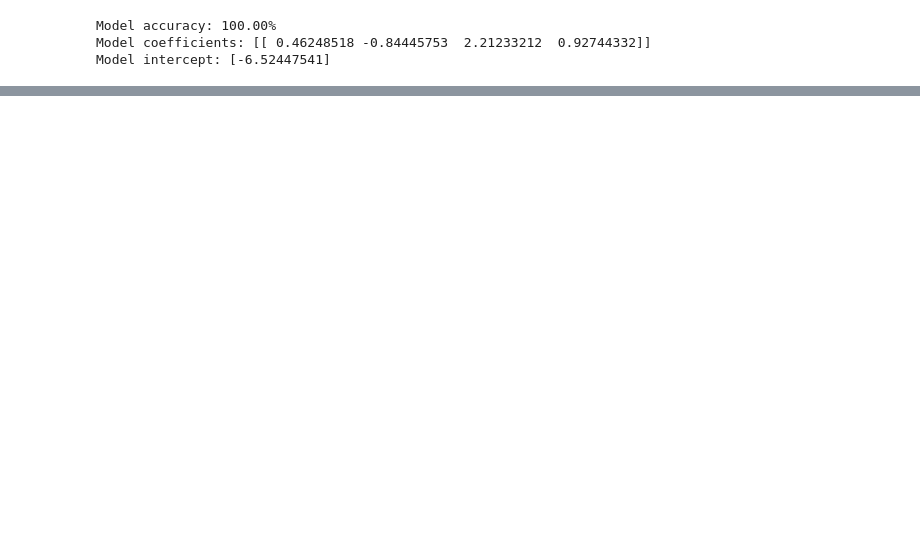
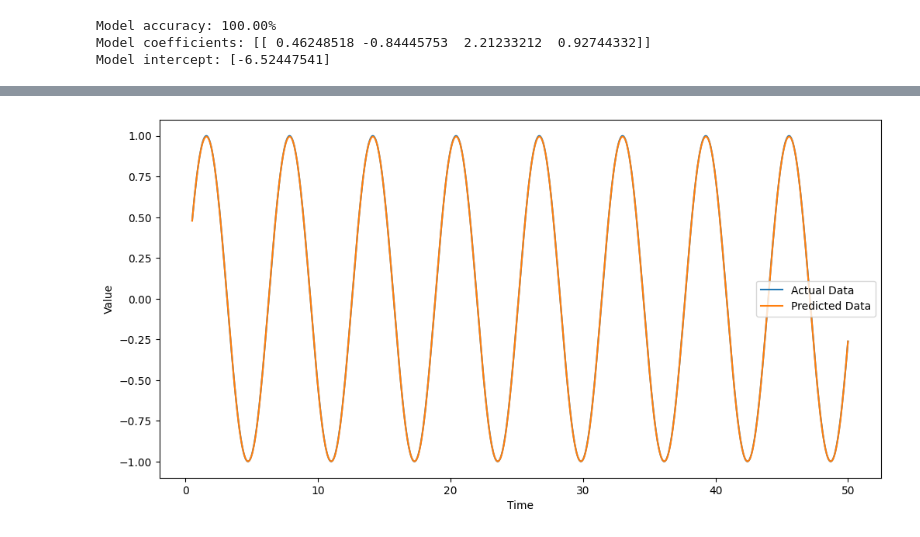
Before and after one commit to datawxm/LeetCode-_datawhale, a Jupyter notebook: logistic_regression/test.ipynb, the cells around one changed output, grey strips where cells are left out. Drawn from its saved outputs; the diff is of its cells as text; code cells hidden in the pictures; blank space fills up the shorter version.

```diff
--- a/logistic_regression/test.ipynb
+++ b/logistic_regression/test.ipynb
@@ -398,0 +514,16 @@ Model intercept: [-6.52447541]
+# %%
+import numpy as np
+class LogisticRegression:
+    def __init__(self, learning_rate=0.01, num_iterations=100):
+        self.learning_rate = learning_rate
+        self.num_iterations = num_iterations
+
+    def sigmoid(self, z):
+        return 1 / (1 + np.exp(-z))
+
+    def initialize_parameters(self, n):
+        self.w = np.zeros((n, 1))
+        self.b = 0
+
+    def propagate(self, X, y):
+        m = X.shape[1]
@@ -398,0 +712,50 @@ Model intercept: [-6.52447541]
+# %%
+import numpy as np
+import matplotlib.pyplot as plt
+from tensorflow.keras.models import Sequential
+from tensorflow.keras.layers import LSTM, Dense
+
+# 生成正弦波数据
+def generate_sin_wave(samples=1000):
+    x = np.linspace(0, 50, samples)
+    y = np.sin(x)
+    return x, y
+
+# 创建训练数据
+def create_dataset(data, time_step=10):
+    X, y = [], []
+    for i in range(len(data) - time_step):
+        X.append(data[i:(i + time_step)])
+        y.append(data[i + time_step])
+    return np.array(X), np.array(y)
+
+# 生成数据
+x, y = generate_sin_wave()
+time_step = 10
+X, y = create_dataset(y, time_step)
+
+# 重塑输入数据格式为 [samples, time steps, features]
+X = X.reshape((X.shape[0], X.shape[1], 1))
+
+# 构建LSTM模型
+model = Sequential()
+model.add(LSTM(50, return_sequences=True, input_shape=(time_step, 1)))
+model.add(LSTM(50, return_sequences=False))
+model.add(Dense(1))
+model.compile(optimizer='adam', loss='mean_squared_error')
+
+# 训练模型
+model.fit(X, y, epochs=20, batch_size=32, verbose=1)
+
+# 预测
+train_predict = model.predict(X)
+
+# 可视化预测结果
+plt.figure(figsize=(12, 6))
+plt.plot(x[time_step:], y, label='Actual Data')
+plt.plot(x[time_step:], train_predict, label='Predicted Data')
+plt.xlabel('Time')
+plt.ylabel('Value')
+plt.legend()
+plt.show()
+# %% [output]
@@ -398,0 +779 @@ Model intercept: [-6.52447541]
+[figure, added]
```
Also changed, not shown: parts of 19 cells of this notebook.
